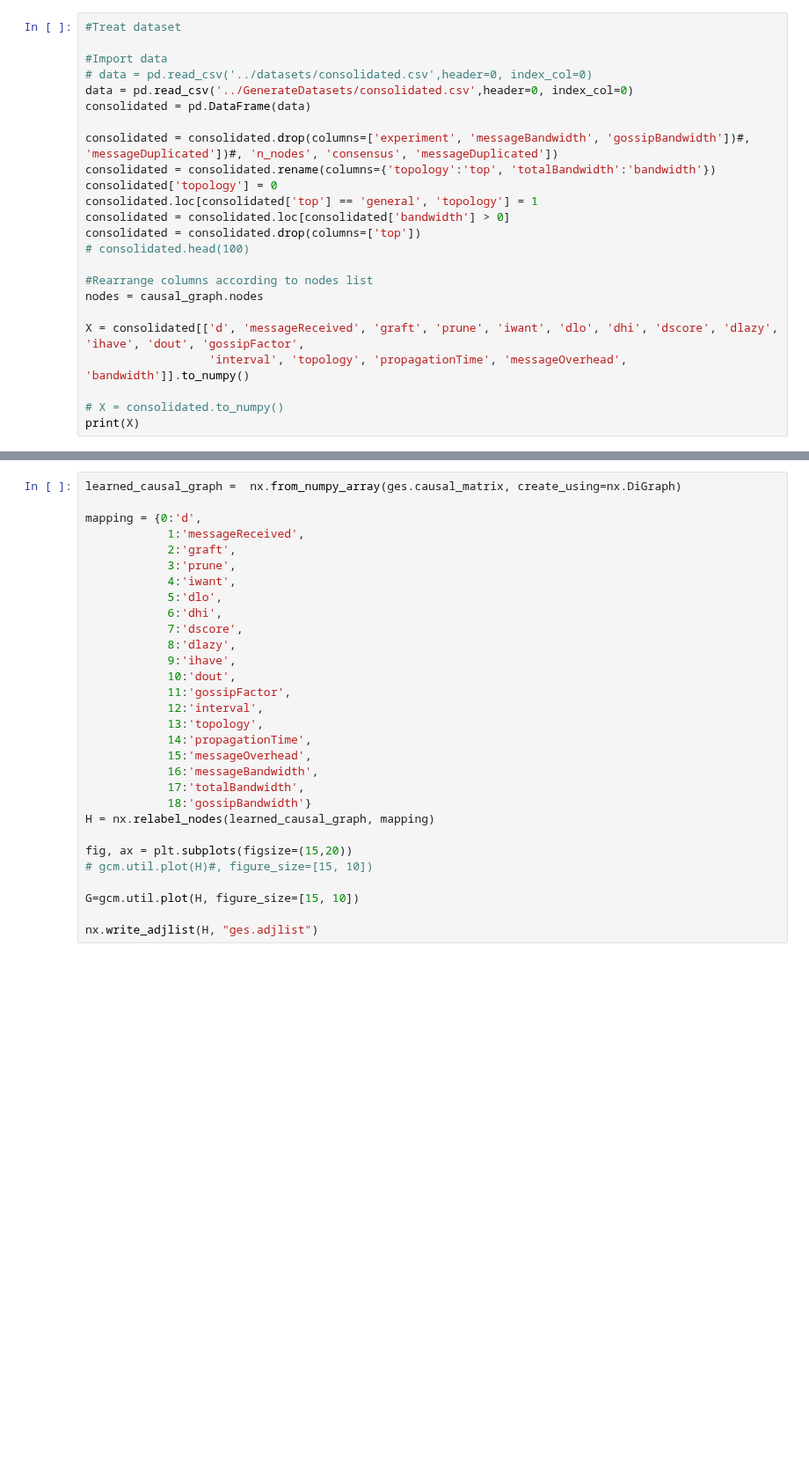
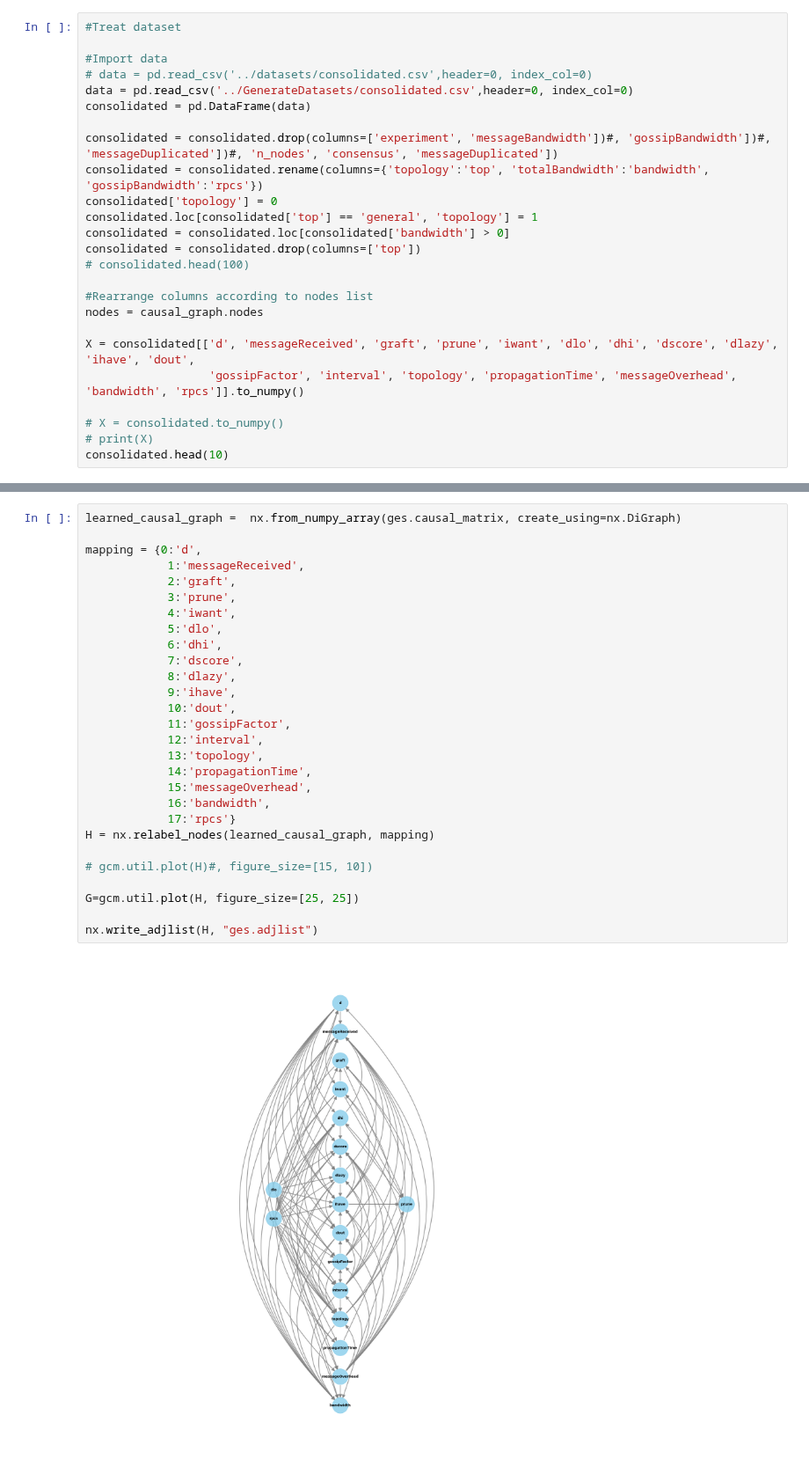
Before and after one commit to FlavScheidt/flexi-pipe, a Jupyter notebook: data/CausalAnalysis/CausalDiscovery/GESANalysis.ipynb, the cells around one changed output, grey strips where cells are left out. Shown at 88% size. Drawn from its saved outputs; the diff is of its cells as text; blank space fills up the shorter version.

```diff
--- a/data/CausalAnalysis/CausalDiscovery/GESANalysis.ipynb
+++ b/data/CausalAnalysis/CausalDiscovery/GESANalysis.ipynb
@@ -99,8 +101,8 @@ print(causal_graph.nodes)
 data = pd.read_csv('../GenerateDatasets/consolidated.csv',header=0, index_col=0)
 consolidated = pd.DataFrame(data)
 
-consolidated = consolidated.drop(columns=['experiment', 'messageBandwidth', 'gossipBandwidth'])#, 'messageDuplicated'])#, 'n_nodes', 'consensus', 'messageDuplicated'])
-consolidated = consolidated.rename(columns={'topology':'top', 'totalBandwidth':'bandwidth'})
+consolidated = consolidated.drop(columns=['experiment', 'messageBandwidth'])#, 'gossipBandwidth'])#, 'messageDuplicated'])#, 'n_nodes', 'consensus', 'messageDuplicated'])
+consolidated = consolidated.rename(columns={'topology':'top', 'totalBandwidth':'bandwidth', 'gossipBandwidth':'rpcs'})
 consolidated['topology'] = 0
 consolidated.loc[consolidated['top'] == 'general', 'topology'] = 1
 consolidated = consolidated.loc[consolidated['bandwidth'] > 0]
@@ -110,9 +112,10 @@ consolidated = consolidated.drop(columns=['top'])
 #Rearrange columns according to nodes list
 nodes = causal_graph.nodes
 
-X = consolidated[['d', 'messageReceived', 'graft', 'prune', 'iwant', 'dlo', 'dhi', 'dscore', 'dlazy', 'ihave', 'dout', 'gossipFactor',
-                  'interval', 'topology', 'propagationTime', 'messageOverhead', 'bandwidth']].to_numpy()
+X = consolidated[['d', 'messageReceived', 'graft', 'prune', 'iwant', 'dlo', 'dhi', 'dscore', 'dlazy', 'ihave', 'dout',
+                  'gossipFactor', 'interval', 'topology', 'propagationTime', 'messageOverhead', 'bandwidth', 'rpcs']].to_numpy()
 
 # X = consolidated.to_numpy()
-print(X)
+# print(X)
+consolidated.head(10)
 # %% [output]
@@ -142,33 +149,33 @@ plt.show()
 # %%
 learned_causal_graph =  nx.from_numpy_array(ges.causal_matrix, create_using=nx.DiGraph)
 
 mapping = {0:'d',
             1:'messageReceived',
             2:'graft',
             3:'prune',
             4:'iwant',
             5:'dlo',
             6:'dhi',
             7:'dscore',
             8:'dlazy',
             9:'ihave',
             10:'dout',
             11:'gossipFactor',
             12:'interval',
             13:'topology',
             14:'propagationTime',
             15:'messageOverhead',
-            16:'messageBandwidth',
-            17:'totalBandwidth',
-            18:'gossipBandwidth'}
+            16:'bandwidth',
+            17:'rpcs'}
 H = nx.relabel_nodes(learned_causal_graph, mapping)
 
-fig, ax = plt.subplots(figsize=(15,20))
 # gcm.util.plot(H)#, figure_size=[15, 10])
 
-G=gcm.util.plot(H, figure_size=[15, 10])
+G=gcm.util.plot(H, figure_size=[25, 25])
 
 nx.write_adjlist(H, "ges.adjlist")
+# %% [output]
+[figure, added]
 # %%
 #Remove edges for dowhy analysis
 
```
Also changed, not shown: parts of 6 cells of this notebook, 7 other files.
